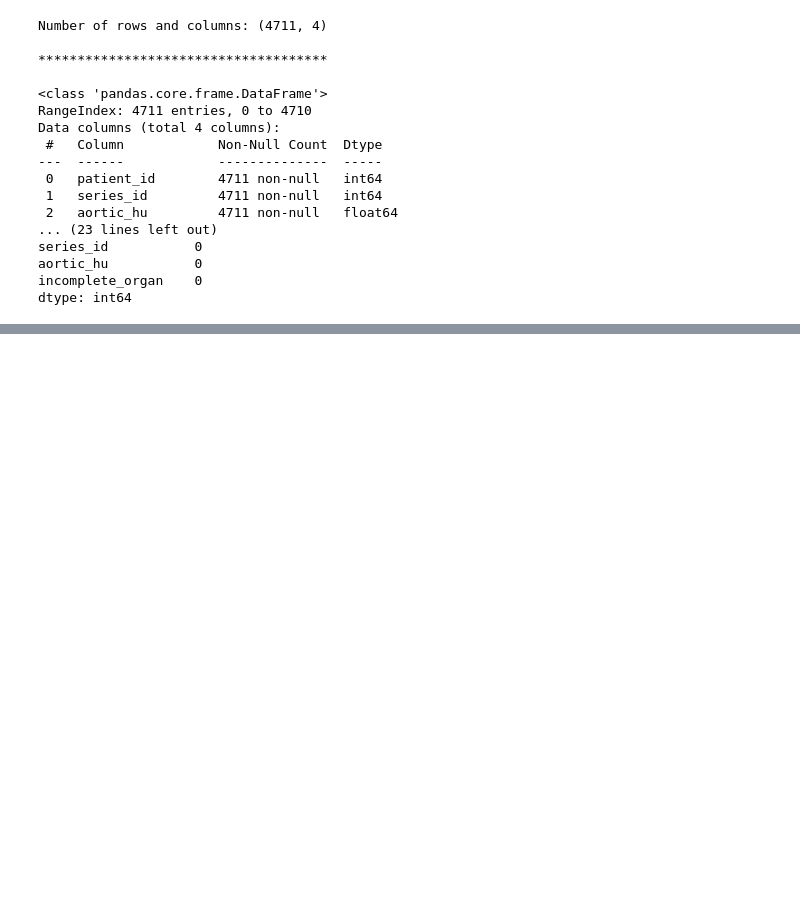
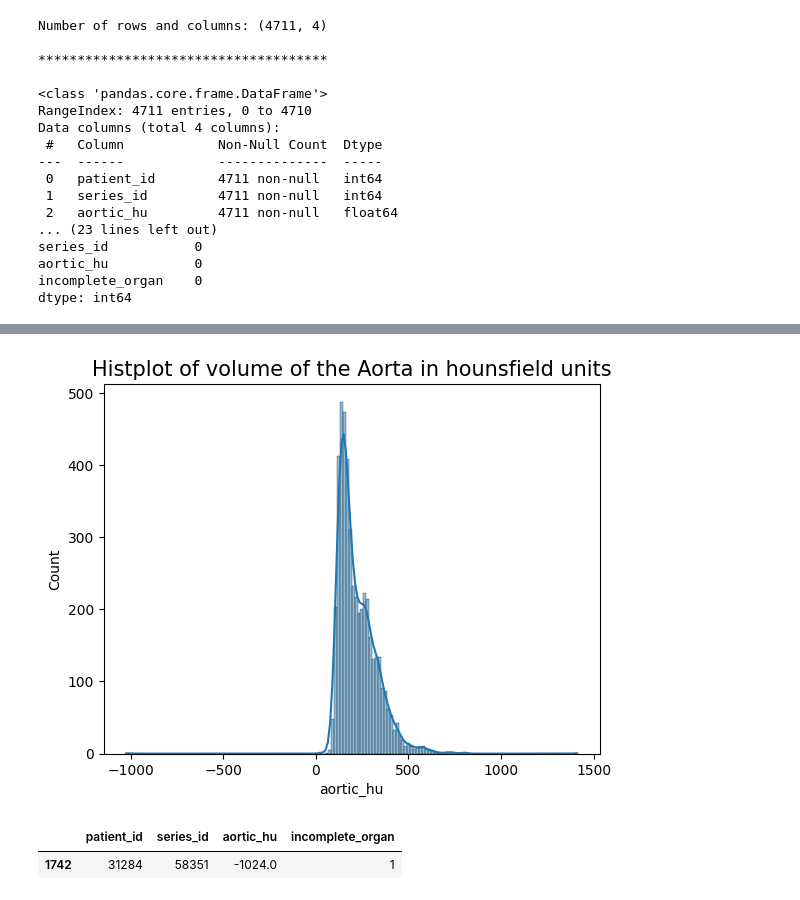
Before and after one commit to Makoto-Noda/RSNA2023, a Jupyter notebook: RSNA2023_EDA.ipynb, the cells around one changed output, grey strips where cells are left out. Saved outputs shown, nothing was run; the diff lists cells and outputs as text; code cells hidden in the pictures; blank space fills up the shorter version.

```diff
--- a/RSNA2023_EDA.ipynb
+++ b/RSNA2023_EDA.ipynb
@@ -126,0 +299,11 @@ dtype: int64
+# %%
+sns.histplot(train_series_meta['aortic_hu'],kde=True)
+plt.title('Histplot of volume of the Aorta in hounsfield units',fontsize=15)
+plt.show()
+# %% [output]
+[figure, added]
+# %%
+train_series_meta[train_series_meta['aortic_hu']<0]
+# %% [output]
+|  | patient_id | series_id | aortic_hu | incomplete_organ |
+| 1742 | 31284 | 58351 | -1024.0 | 1 |
```
Also changed, not shown: parts of 30 cells of this notebook.
